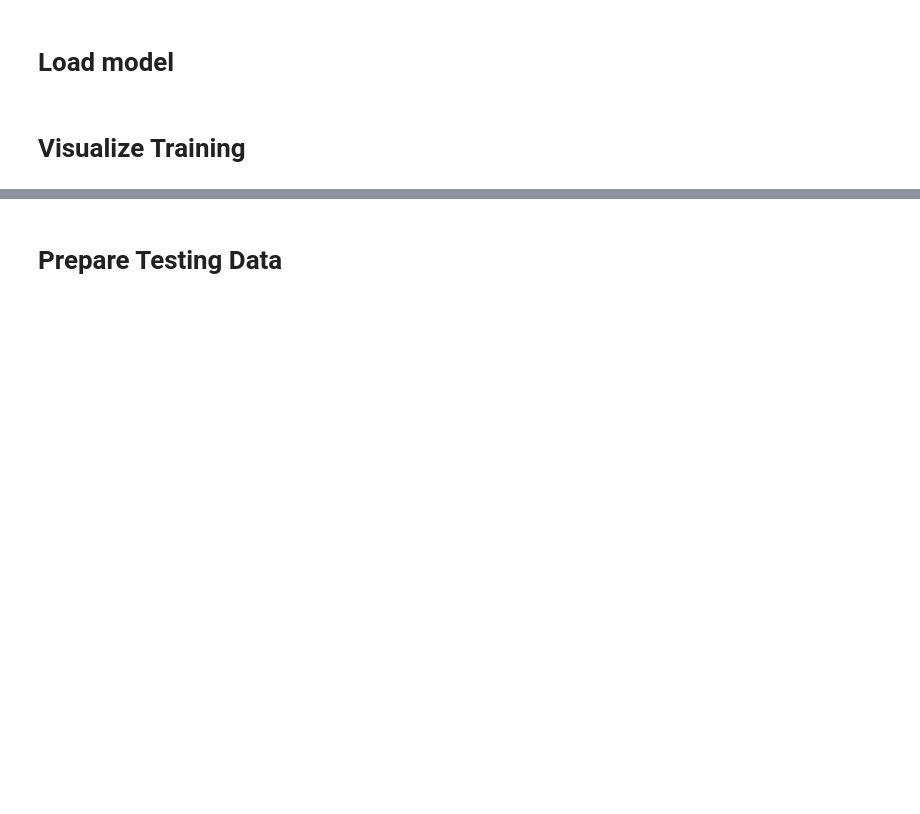
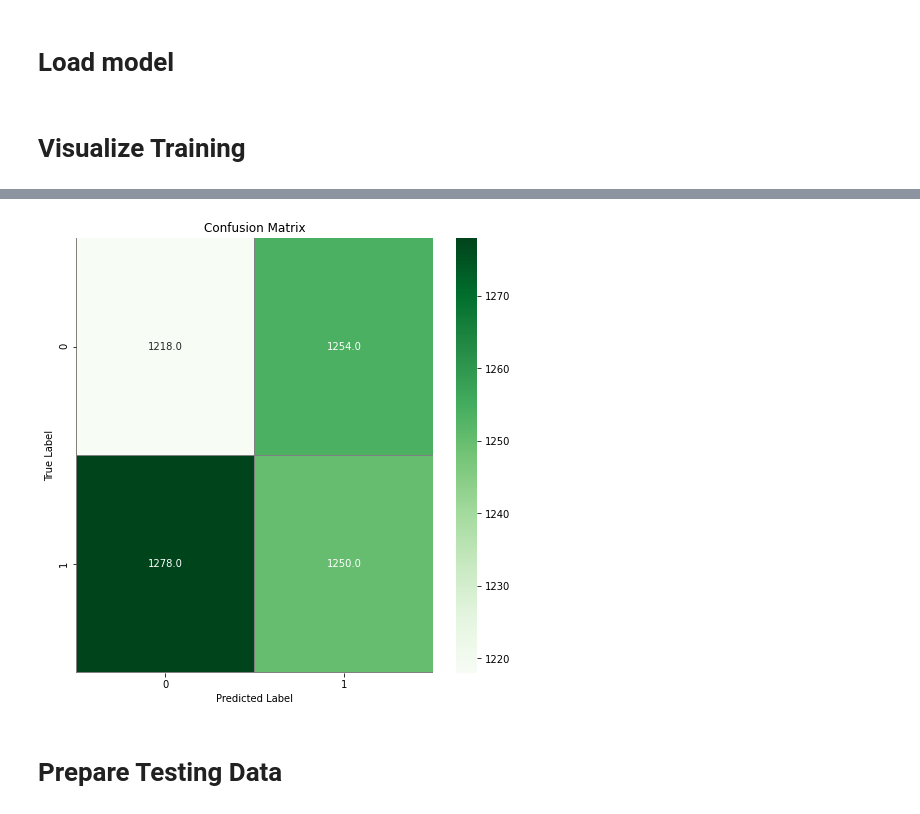
Before and after one commit to fskroes/ml-vitas-dogs-vs-cats, a Jupyter notebook: cats-vs-dogs-model.ipynb, the cells around one changed output, grey strips where cells are left out. Saved outputs shown, nothing was run; the diff lists cells and outputs as text; code cells hidden in the pictures; blank space fills up the shorter version.

```diff
--- a/cats-vs-dogs-model.ipynb
+++ b/cats-vs-dogs-model.ipynb
@@ -306,16 +404,18 @@ Y_val.size
 # %%
 from sklearn.metrics import confusion_matrix
 # Predict the values from the validation dataset
 
 # compute the confusion matrix
-confusion_mtx = confusion_matrix(Y_val, y_final[0:5000])
+confusion_mtx = confusion_matrix(Y_val, y_final)
 # plot the confusion matrix
 f,ax = plt.subplots(figsize=(8, 8))
 sns.heatmap(confusion_mtx, annot=True, linewidths=0.01,cmap="Greens",linecolor="gray", fmt= '.1f',ax=ax)
 plt.xlabel("Predicted Label")
 plt.ylabel("True Label")
 plt.title("Confusion Matrix")
 plt.show()
+# %% [output]
+[figure, added]
 # %%
 from sklearn.metrics import classification_report
 
```
Also changed, not shown: parts of 23 cells of this notebook, 1 other file.
